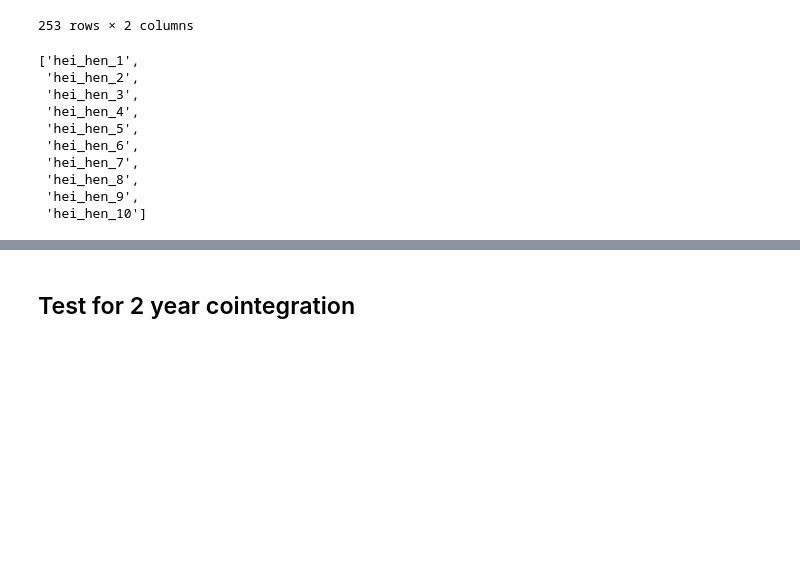
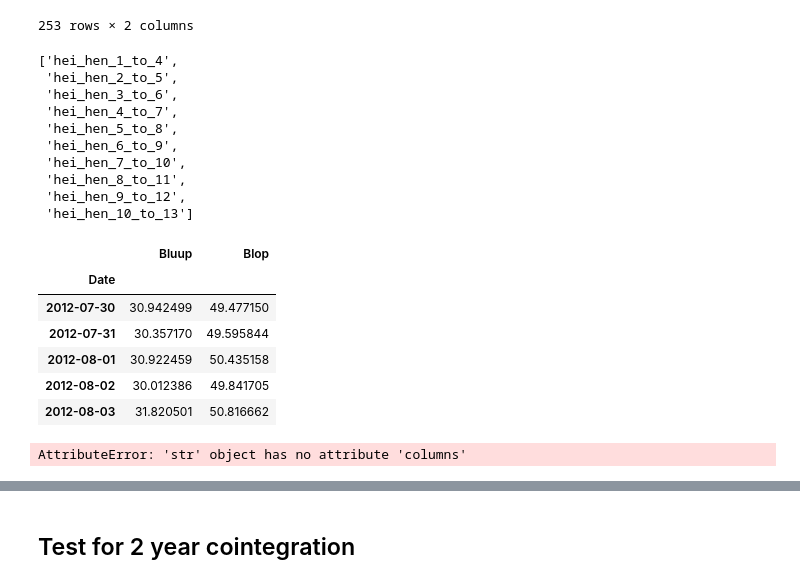
Before and after one commit to JoBe10/DAX-Cointegration, a Jupyter notebook: DAX_Cointegrated_Trading.ipynb, the cells around one changed output, grey strips where cells are left out. Cells and saved outputs as stored; diff of their text form; code cells hidden in the pictures; blank space fills up the shorter version.

```diff
--- a/DAX_Cointegrated_Trading.ipynb
+++ b/DAX_Cointegrated_Trading.ipynb
@@ -218,19 +258,19 @@ hh_1
 | 2011-08-02 | 29.192417 | 37.811909 |
 253 rows × 2 columns
 # %%
-df_list = ['hei_hen_' + str(i) for i in range(1, 11)]
+df_list = ['hei_hen_' + str(i) + '_to_'+ str(i +3) for i in range(1, 11)]
 df_list
 # %% [output]
-['hei_hen_1',
- 'hei_hen_2',
- 'hei_hen_3',
- 'hei_hen_4',
- 'hei_hen_5',
- 'hei_hen_6',
- 'hei_hen_7',
- 'hei_hen_8',
- 'hei_hen_9',
- 'hei_hen_10']
+['hei_hen_1_to_4',
+ 'hei_hen_2_to_5',
+ 'hei_hen_3_to_6',
+ 'hei_hen_4_to_7',
+ 'hei_hen_5_to_8',
+ 'hei_hen_6_to_9',
+ 'hei_hen_7_to_10',
+ 'hei_hen_8_to_11',
+ 'hei_hen_9_to_12',
+ 'hei_hen_10_to_13']
 # %%
 # Create the 10 equally long DataFrames
 for i, df in enumerate(df_list):
@@ -237,0 +279,15 @@ for i, df in enumerate(df_list):
+# %%
+hei_hen_3_to_6.head()
+# %% [output]
+|  | Bluup | Blop |
+| Date |  |  |
+| 2012-07-30 | 30.942499 | 49.477150 |
+| 2012-07-31 | 30.357170 | 49.595844 |
+| 2012-08-01 | 30.922459 | 50.435158 |
+| 2012-08-02 | 30.012386 | 49.841705 |
+| 2012-08-03 | 31.820501 | 50.816662 |
+# %%
+for frame in df_list:
+    frame.columns = hei_hen.columns
+# %% [output]
+AttributeError: 'str' object has no attribute 'columns'
```
Also changed, not shown: parts of 7 cells of this notebook, 1 other file.
